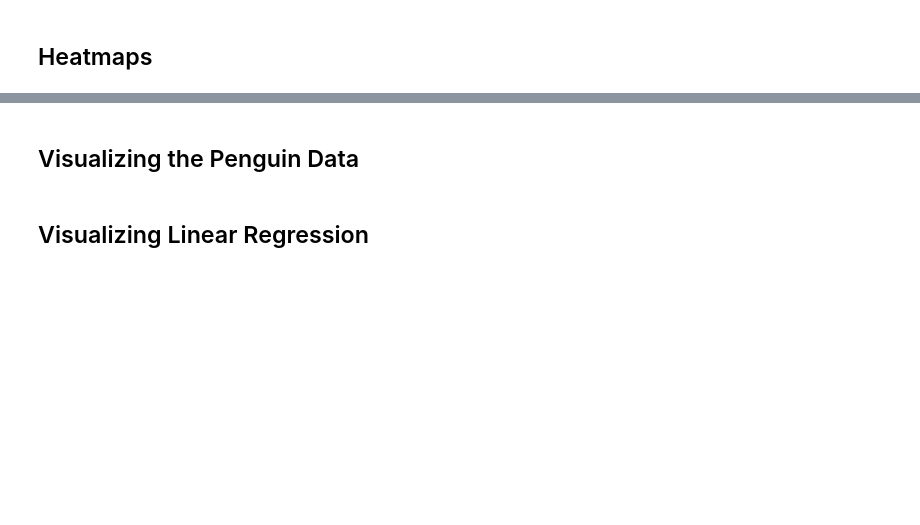
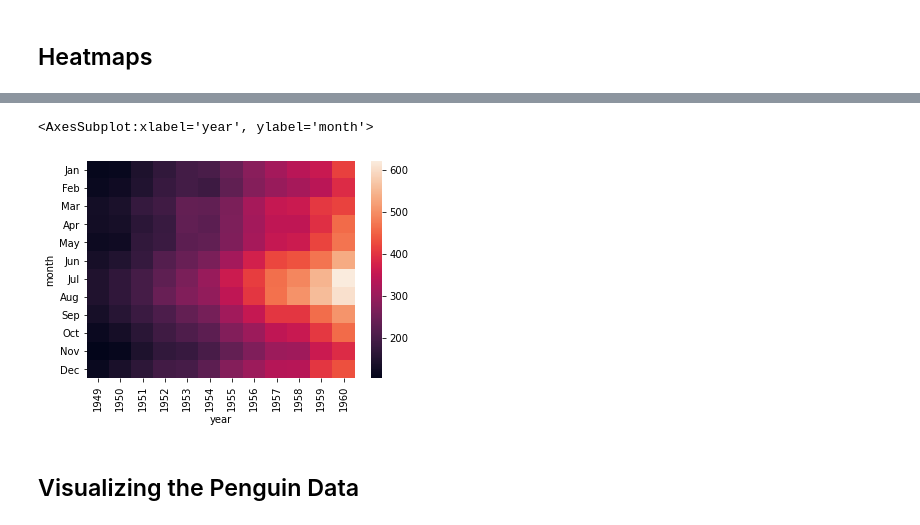
Before and after one commit to r2klabs/Penguins, a Jupyter notebook: Visualization.ipynb, the cells around one changed output, grey strips where cells are left out. Cells and saved outputs as stored; diff of their text form; code cells hidden in the pictures; blank space fills up the shorter version.

```diff
--- a/Visualization.ipynb
+++ b/Visualization.ipynb
@@ -261,0 +285,2 @@ sns.displot(mpg.acceleration, color='red', bins=25)
+# %%
+flights = flights.pivot("month","year","passengers")
@@ -262,4 +304,7 @@ sns.displot(mpg.acceleration, color='red', bins=25)
+# %%
+sns.heatmap(flights)
+# %% [output]
+<AxesSubplot:xlabel='year', ylabel='month'>
+[figure, added]
 # %% [markdown]
 ## Visualizing the Penguin Data
-# %% [markdown]
-## Visualizing Linear Regression
```
Also changed, not shown: parts of 20 cells of this notebook.
